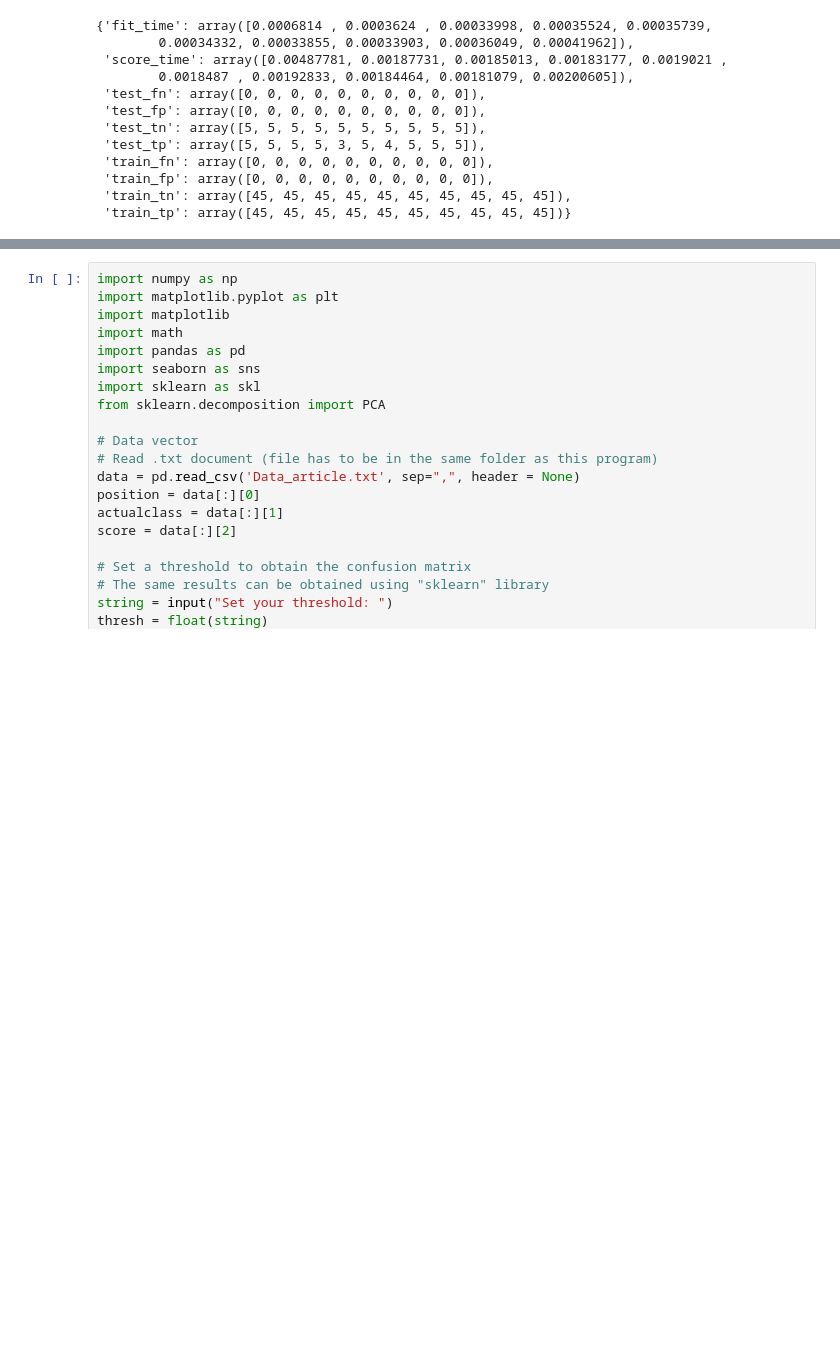
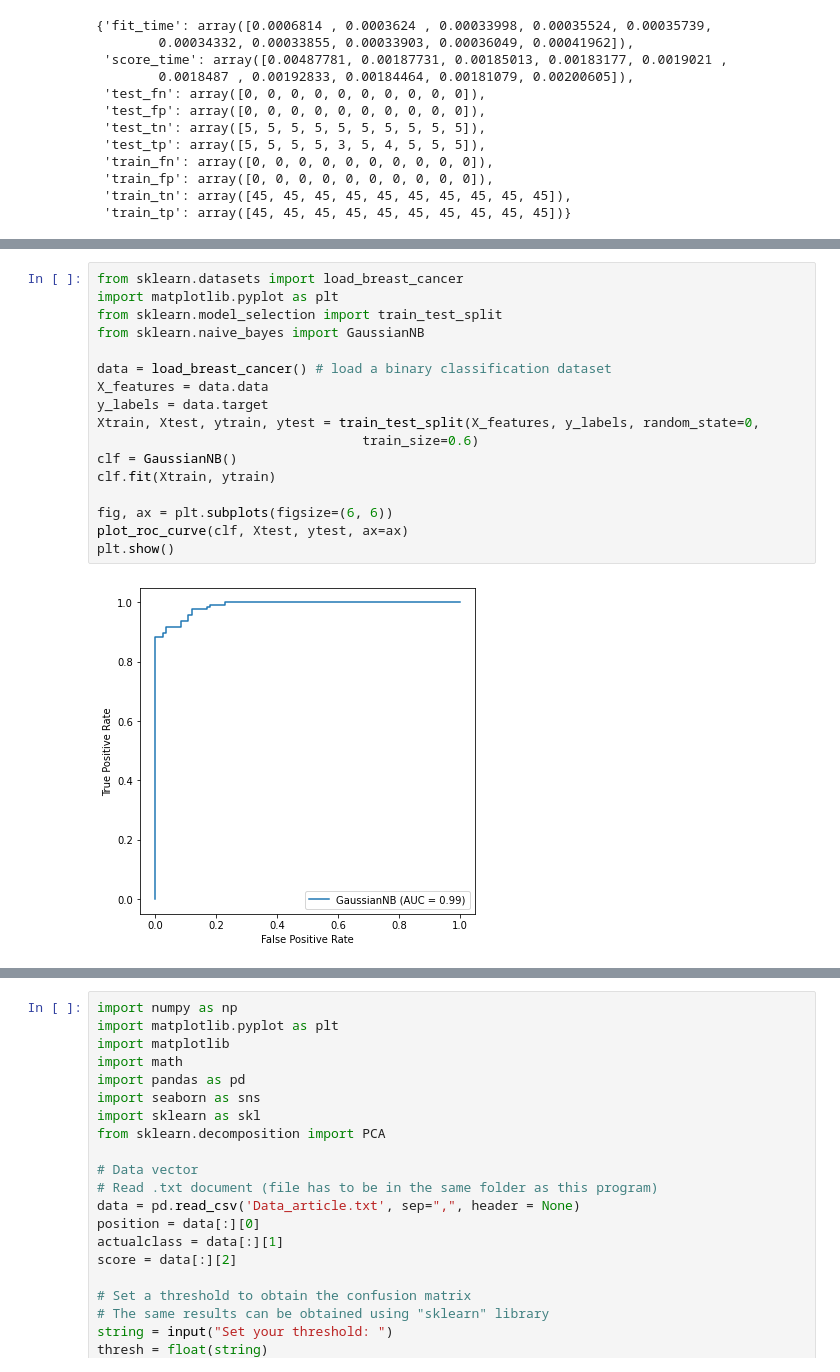
Before and after one commit to raulbenitez/PRML_Probabilistic_classifiers, a Jupyter notebook: Performance_evaluation.ipynb, the cells around one changed output, grey strips where cells are left out. Saved outputs shown, nothing was run; the diff lists cells and outputs as text; blank space fills up the shorter version.

```diff
--- a/Performance_evaluation.ipynb
+++ b/Performance_evaluation.ipynb
@@ -248 +252,20 @@ cv_results
+# %%
+from sklearn.datasets import load_breast_cancer
+import matplotlib.pyplot as plt
+from sklearn.model_selection import train_test_split
+from sklearn.naive_bayes import GaussianNB
+
+data = load_breast_cancer() # load a binary classification dataset
+X_features = data.data
+y_labels = data.target
+Xtrain, Xtest, ytrain, ytest = train_test_split(X_features, y_labels, random_state=0,
+                                  train_size=0.6)
+clf = GaussianNB()
+clf.fit(Xtrain, ytrain)
+
+fig, ax = plt.subplots(figsize=(6, 6))
+plot_roc_curve(clf, Xtest, ytest, ax=ax)
+plt.show()
+# %% [output]
+[figure, added]
 # %% [markdown]
```
Also changed, not shown: parts of 2 cells of this notebook.
